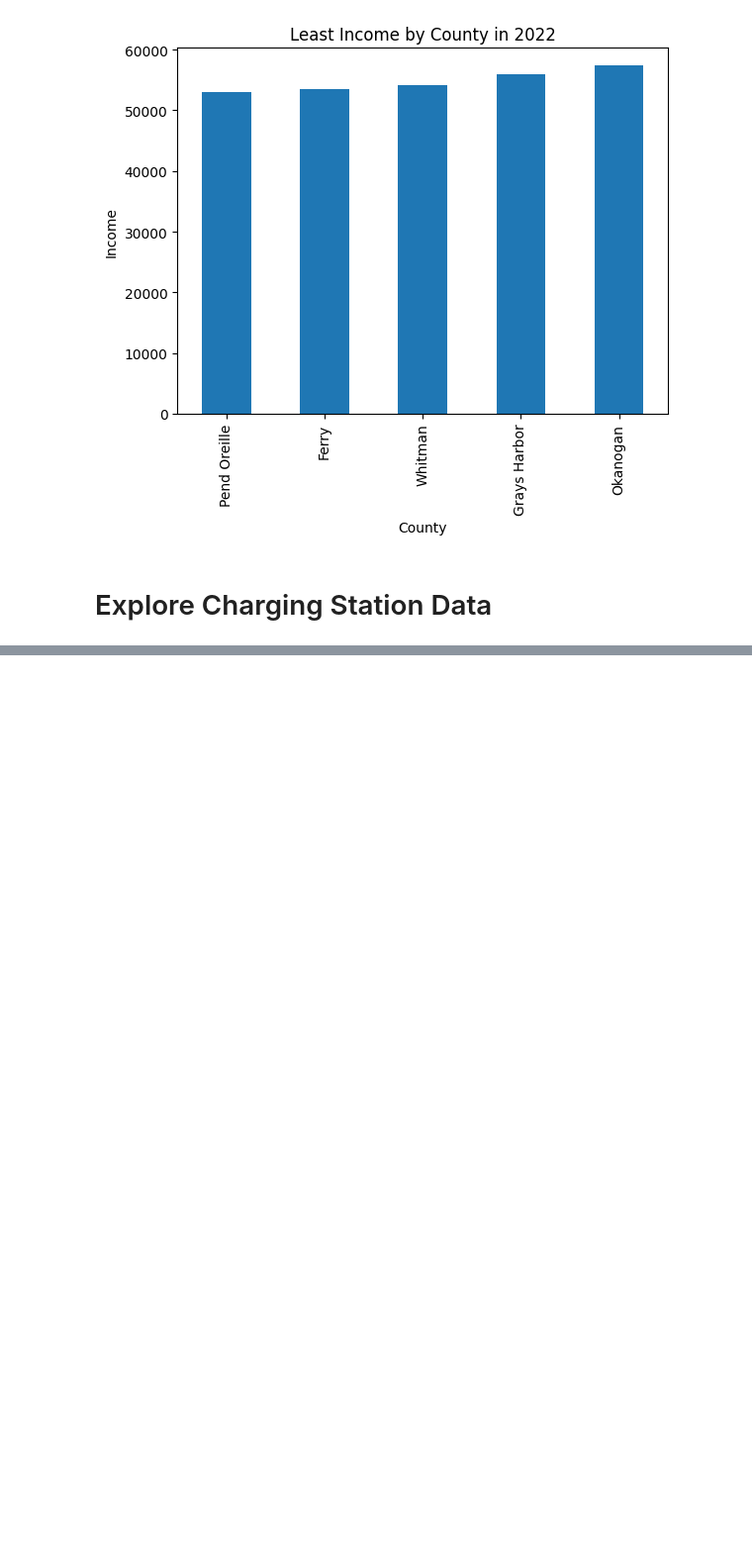
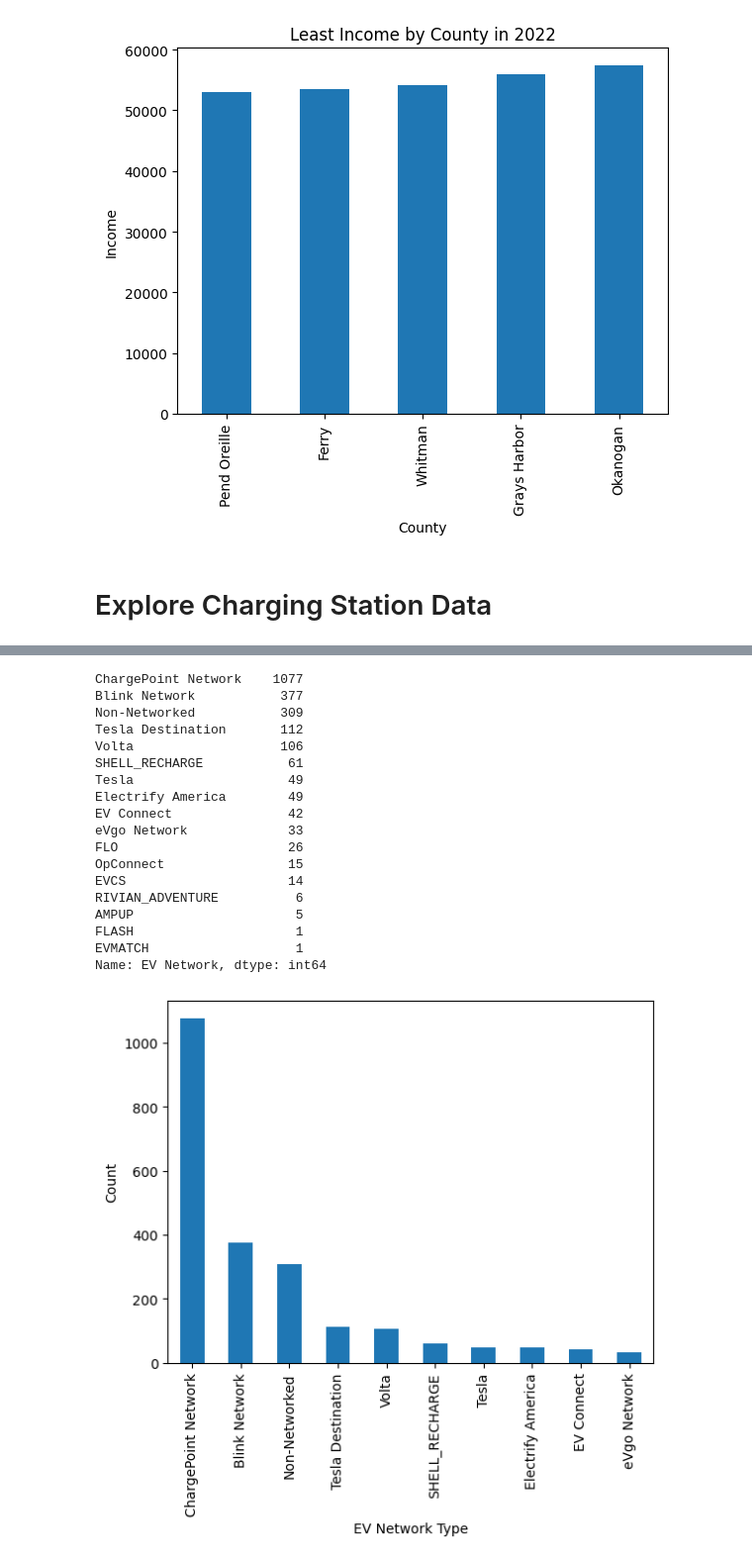
Before and after one commit to rileyfroehlich/DAAN881-Final-Project, a Jupyter notebook: data_explore.ipynb, the cells around one changed output, grey strips where cells are left out. Shown at 99% size. Drawn from its saved outputs; the diff is of its cells as text; code cells hidden in the pictures; blank space fills up the shorter version.

```diff
--- a/data_explore.ipynb
+++ b/data_explore.ipynb
@@ -144,0 +222,31 @@ Name: 2022, dtype: object
+# %%
+#Type of networks quantified
+
+category_counts = charging_stations_df['EV Network'].value_counts()
+print(category_counts)
+#Top 10 counties
+category_counts = category_counts.head(10)
+category_counts.plot(kind='bar')
+plt.xlabel('EV Network Type')
+plt.ylabel('Count')
+plt.show()
+# %% [output]
+ChargePoint Network    1077
+Blink Network           377
+Non-Networked           309
+Tesla Destination       112
+Volta                   106
+SHELL_RECHARGE           61
+Tesla                    49
+Electrify America        49
+EV Connect               42
+eVgo Network             33
+FLO                      26
+OpConnect                15
+EVCS                     14
+RIVIAN_ADVENTURE          6
+AMPUP                     5
+FLASH                     1
+EVMATCH                   1
+Name: EV Network, dtype: int64
+[figure, added]
```
Also changed, not shown: parts of 16 cells of this notebook, 1 other file.
